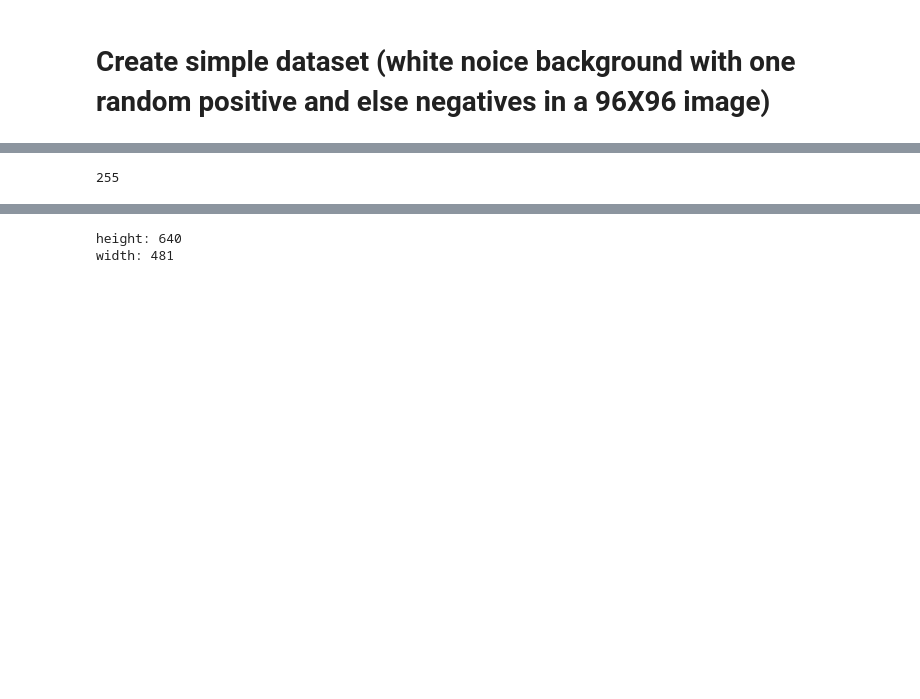
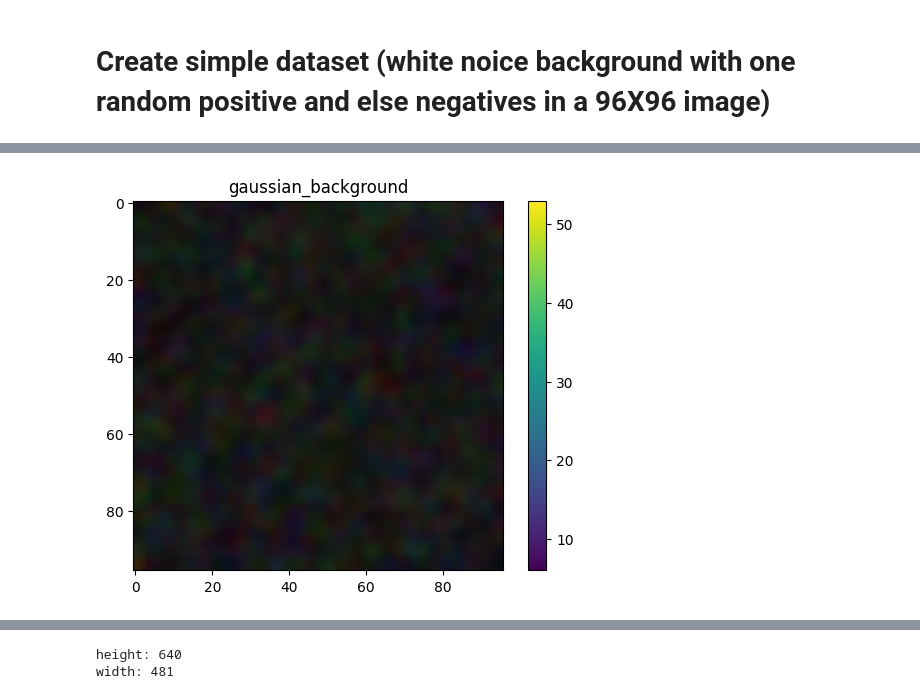
Before and after one commit to ManosMpampis/opendr, a Jupyter notebook: projects/python/perception/object_detection_2d/nanodet/dataset_manager.ipynb, the cells around one changed output, grey strips where cells are left out. Drawn from its saved outputs; the diff is of its cells as text; code cells hidden in the pictures; blank space fills up the shorter version.

```diff
--- a/projects/python/perception/object_detection_2d/nanodet/dataset_manager.ipynb
+++ b/projects/python/perception/object_detection_2d/nanodet/dataset_manager.ipynb
@@ -227,7 +363,11 @@ background = background + noise
 
 # clip the values to make sure they stay within the valid range (0-255)
 background = np.clip(background, 0, 255).astype(np.uint8)
-# %%
-background.max()
-# %% [output]
-255
+# %%
+gaussian_background = cv2.GaussianBlur(background, (9, 9), 0)
+plt.imshow(gaussian_background)
+plt.title(f'gaussian_background')
+plt.colorbar()
+plt.show()
+# %% [output]
+[figure, added]
```
Also changed, not shown: parts of 16 cells of this notebook.
